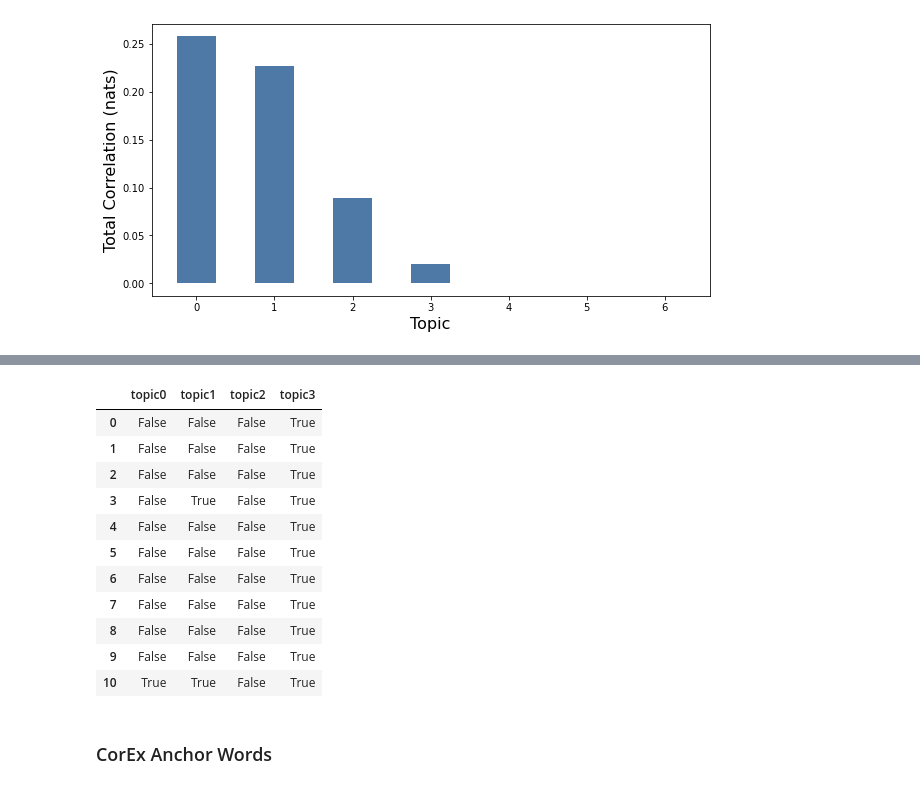
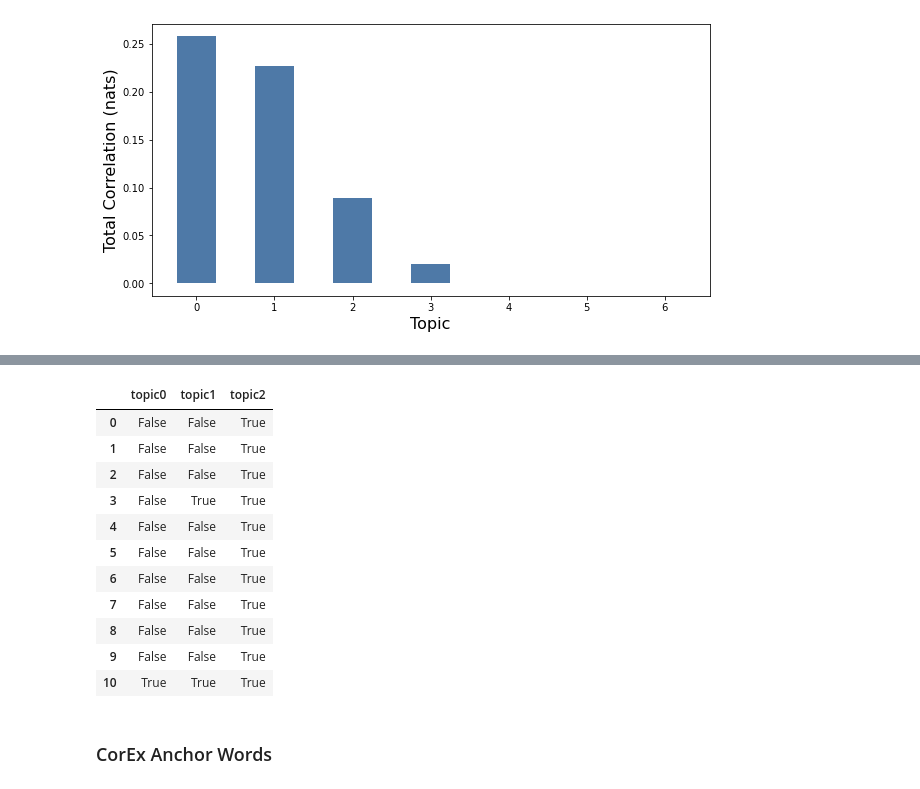
Before and after one commit to vanessa920/nlp_hillary_email, a Jupyter notebook: hilary_email_text_preprocess.ipynb, the cells around one changed output, grey strips where cells are left out. Drawn from its saved outputs; the diff is of its cells as text; code cells hidden in the pictures.

```diff
--- a/hilary_email_text_preprocess.ipynb
+++ b/hilary_email_text_preprocess.ipynb
@@ -354,7 +354,7 @@ import scipy.sparse as ss
 # %%
 words = list(np.asarray(tfidf_vectorizer.get_feature_names()))
 # %%
-topic_model = ct.Corex(n_hidden=4, words=words, seed=1)
+topic_model = ct.Corex(n_hidden=3, words=words, seed=1)
 topic_model.fit(dtm_tfidf, words=words, docs=docs_lemma) # I tried 7 topics first, but the chart below suggested four topics
 # %% [output]
 <corextopic.corextopic.Corex at 0x...>
@@ -385,19 +410,19 @@ topic_model.get_top_docs(topic=3, n_docs=2)
 # %%
-predictions = pd.DataFrame(topic_model.labels, columns=['topic'+str(i) for i in range(4)])
+predictions = pd.DataFrame(topic_model.labels, columns=['topic'+str(i) for i in range(3)])
 predictions.head(11)
 # %% [output]
-|  | topic0 | topic1 | topic2 | topic3 |
-| 0 | False | False | False | True |
-| 1 | False | False | False | True |
-| 2 | False | False | False | True |
-| 3 | False | True | False | True |
-| 4 | False | False | False | True |
-| 5 | False | False | False | True |
-| 6 | False | False | False | True |
-| 7 | False | False | False | True |
-| 8 | False | False | False | True |
-| 9 | False | False | False | True |
-| 10 | True | True | False | True |
+|  | topic0 | topic1 | topic2 |
+| 0 | False | False | True |
+| 1 | False | False | True |
+| 2 | False | False | True |
+| 3 | False | True | True |
+| 4 | False | False | True |
+| 5 | False | False | True |
+| 6 | False | False | True |
+| 7 | False | False | True |
+| 8 | False | False | True |
+| 9 | False | False | True |
+| 10 | True | True | True |
 # %% [markdown]
 ### CorEx Anchor Words
 # %% [markdown]
```
Also changed, not shown: parts of 5 cells of this notebook, 2 other files.
